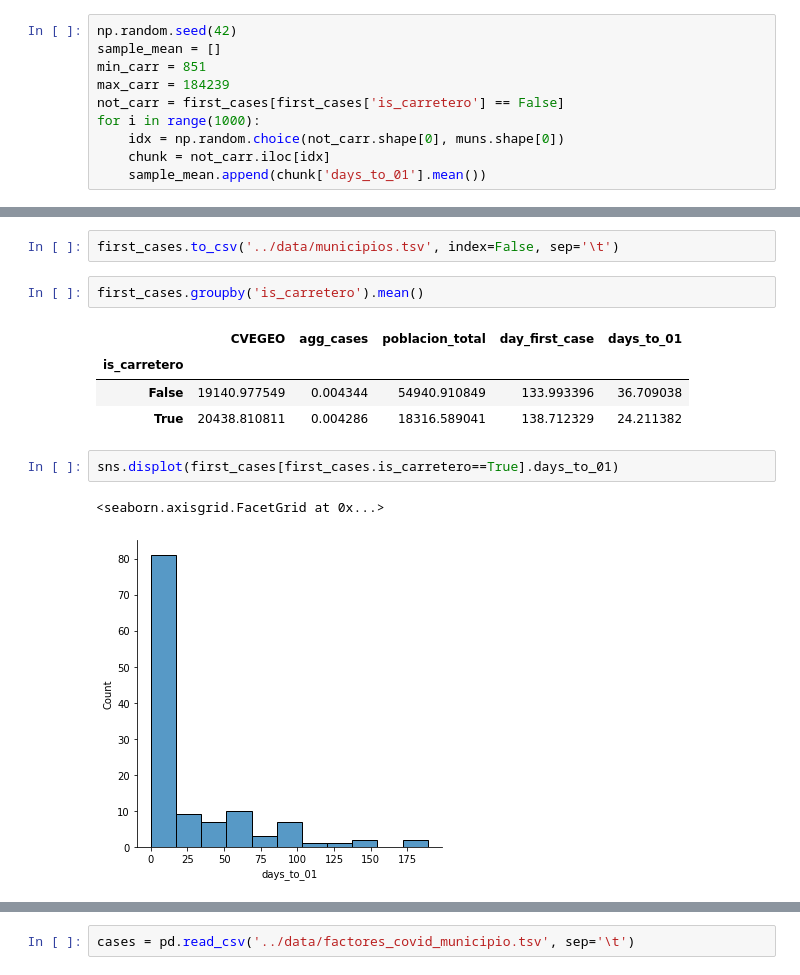
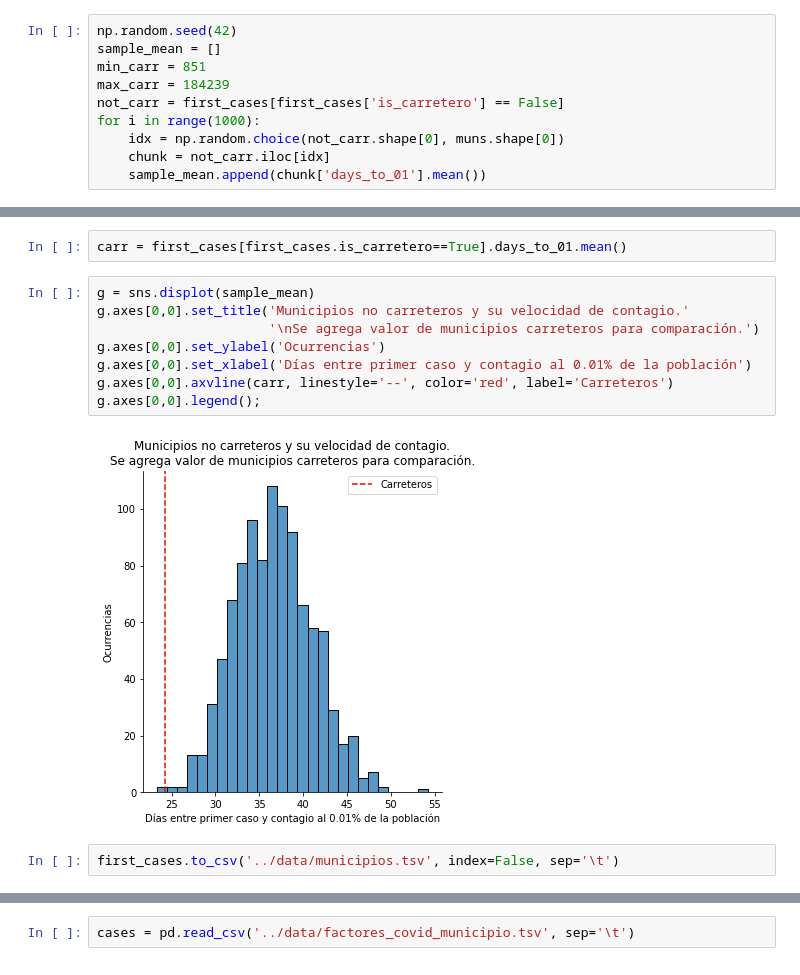
Before and after one commit to ddiannae/datamexico-covid, a Jupyter notebook: jupyter/Lista_de_municipios.ipynb, the cells around one changed output, grey strips where cells are left out. Saved outputs shown, nothing was run; the diff lists cells and outputs as text.

```diff
--- a/jupyter/Lista_de_municipios.ipynb
+++ b/jupyter/Lista_de_municipios.ipynb
@@ -161,14 +152,14 @@ first_cases.head()
+# %%
+carr = first_cases[first_cases.is_carretero==True].days_to_01.mean()
+# %%
+g = sns.displot(sample_mean)
+g.axes[0,0].set_title('Municipios no carreteros y su velocidad de contagio.'
+                      '\nSe agrega valor de municipios carreteros para comparación.')
+g.axes[0,0].set_ylabel('Ocurrencias')
+g.axes[0,0].set_xlabel('Días entre primer caso y contagio al 0.01% de la población')
+g.axes[0,0].axvline(carr, linestyle='--', color='red', label='Carreteros')
+g.axes[0,0].legend();
+# %% [output]
+[figure, added]
 # %%
 first_cases.to_csv('../data/municipios.tsv', index=False, sep='\t')
-# %%
-first_cases.groupby('is_carretero').mean()
-# %% [output]
-|  | CVEGEO | agg_cases | poblacion_total | day_first_case | days_to_01 |
-| is_carretero |  |  |  |  |  |
-| False | 19140.977549 | 0.004344 | 54940.910849 | 133.993396 | 36.709038 |
-| True | 20438.810811 | 0.004286 | 18316.589041 | 138.712329 | 24.211382 |
-# %%
-sns.displot(first_cases[first_cases.is_carretero==True].days_to_01)
-# %% [output]
-<seaborn.axisgrid.FacetGrid at 0x...>
-[figure, removed]
```
Also changed, not shown: parts of 37 cells of this notebook, 1 other file.
